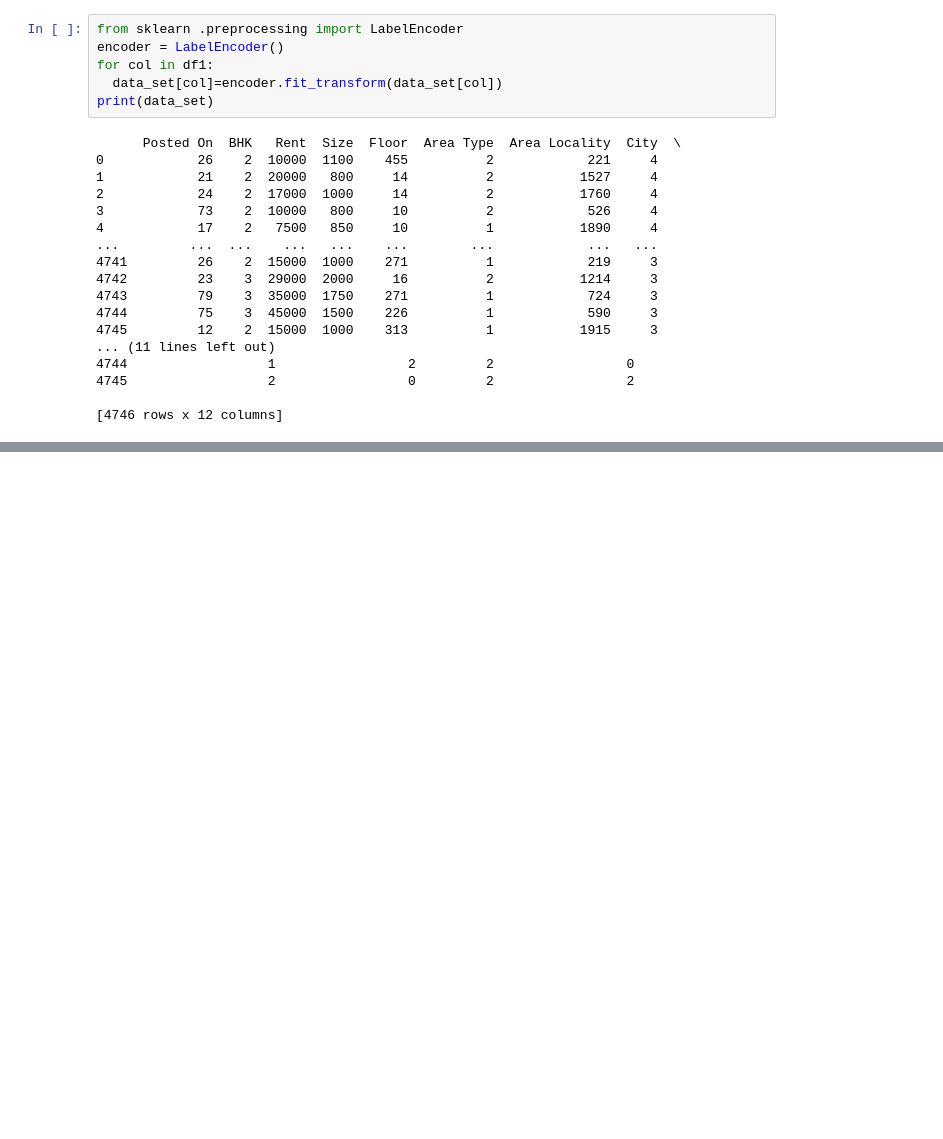
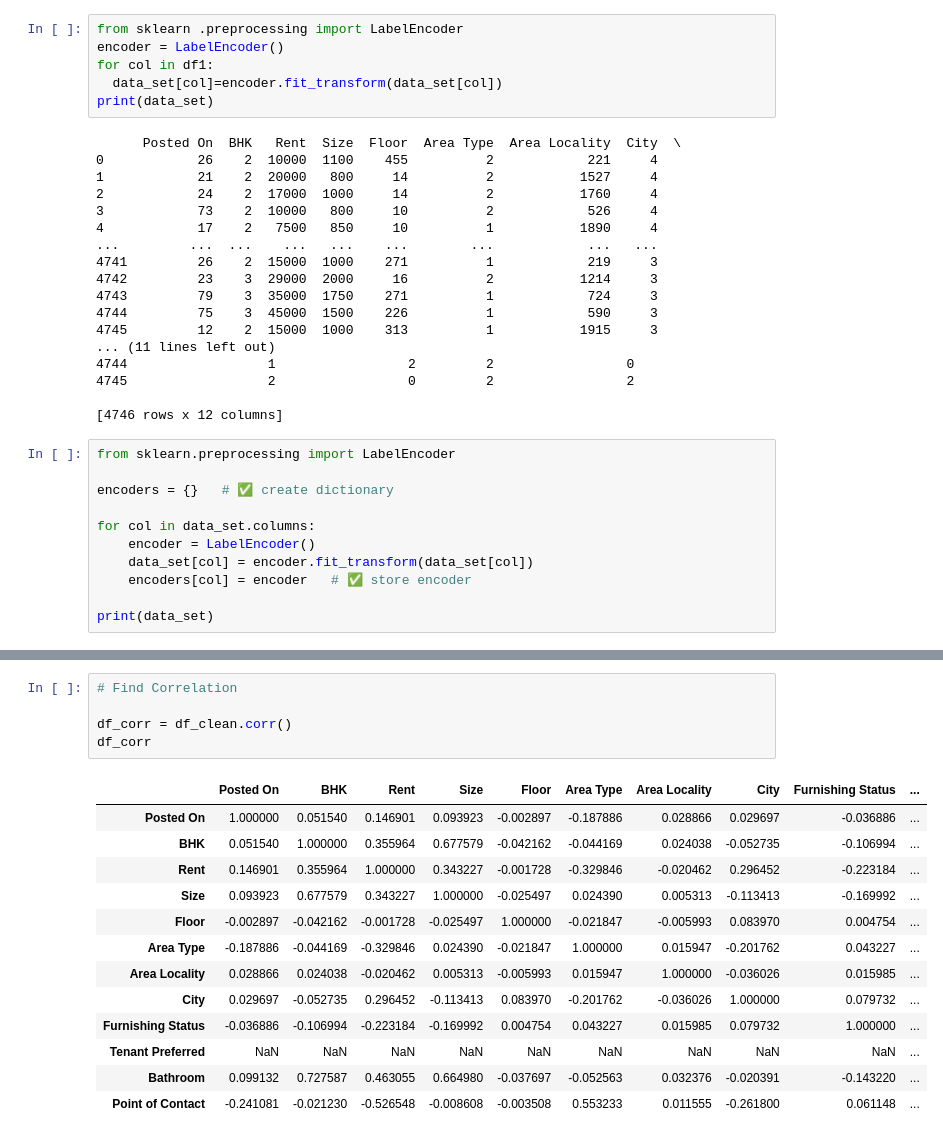
Before and after one commit to RonakkudalAI/Data-Analysis, a Jupyter notebook: House_Rent_.ipynb, the cells around one changed output, grey strips where cells are left out. Saved outputs shown, nothing was run; the diff lists cells and outputs as text; blank space fills up the shorter version.

```diff
--- a/House_Rent_.ipynb
+++ b/House_Rent_.ipynb
@@ -324,3 +323,14 @@ print(data_set)
 4745                  2                 0         2                 2
 
 [4746 rows x 12 columns]
+# %%
+from sklearn.preprocessing import LabelEncoder
+
+encoders = {}   # ✅ create dictionary
+
+for col in data_set.columns:
+    encoder = LabelEncoder()
+    data_set[col] = encoder.fit_transform(data_set[col])
+    encoders[col] = encoder   # ✅ store encoder
+
+print(data_set)
@@ -326,0 +427,19 @@ print(data_set)
+# %%
+# Find Correlation
+
+df_corr = df_clean.corr()
+df_corr
+# %% [output]
+|  | Posted On | BHK | Rent | Size | Floor | Area Type | Area Locality | City | Furnishing Status | ... |
+| Posted On | 1.000000 | 0.051540 | 0.146901 | 0.093923 | -0.002897 | -0.187886 | 0.028866 | 0.029697 | -0.036886 | ... |
+| BHK | 0.051540 | 1.000000 | 0.355964 | 0.677579 | -0.042162 | -0.044169 | 0.024038 | -0.052735 | -0.106994 | ... |
+| Rent | 0.146901 | 0.355964 | 1.000000 | 0.343227 | -0.001728 | -0.329846 | -0.020462 | 0.296452 | -0.223184 | ... |
+| Size | 0.093923 | 0.677579 | 0.343227 | 1.000000 | -0.025497 | 0.024390 | 0.005313 | -0.113413 | -0.169992 | ... |
+| Floor | -0.002897 | -0.042162 | -0.001728 | -0.025497 | 1.000000 | -0.021847 | -0.005993 | 0.083970 | 0.004754 | ... |
+| Area Type | -0.187886 | -0.044169 | -0.329846 | 0.024390 | -0.021847 | 1.000000 | 0.015947 | -0.201762 | 0.043227 | ... |
+| Area Locality | 0.028866 | 0.024038 | -0.020462 | 0.005313 | -0.005993 | 0.015947 | 1.000000 | -0.036026 | 0.015985 | ... |
+| City | 0.029697 | -0.052735 | 0.296452 | -0.113413 | 0.083970 | -0.201762 | -0.036026 | 1.000000 | 0.079732 | ... |
+| Furnishing Status | -0.036886 | -0.106994 | -0.223184 | -0.169992 | 0.004754 | 0.043227 | 0.015985 | 0.079732 | 1.000000 | ... |
+| Tenant Preferred | NaN | NaN | NaN | NaN | NaN | NaN | NaN | NaN | NaN | ... |
+| Bathroom | 0.099132 | 0.727587 | 0.463055 | 0.664980 | -0.037697 | -0.052563 | 0.032376 | -0.020391 | -0.143220 | ... |
+| Point of Contact | -0.241081 | -0.021230 | -0.526548 | -0.008608 | -0.003508 | 0.553233 | 0.011555 | -0.261800 | 0.061148 | ... |
```
Also changed, not shown: parts of 24 cells of this notebook.
